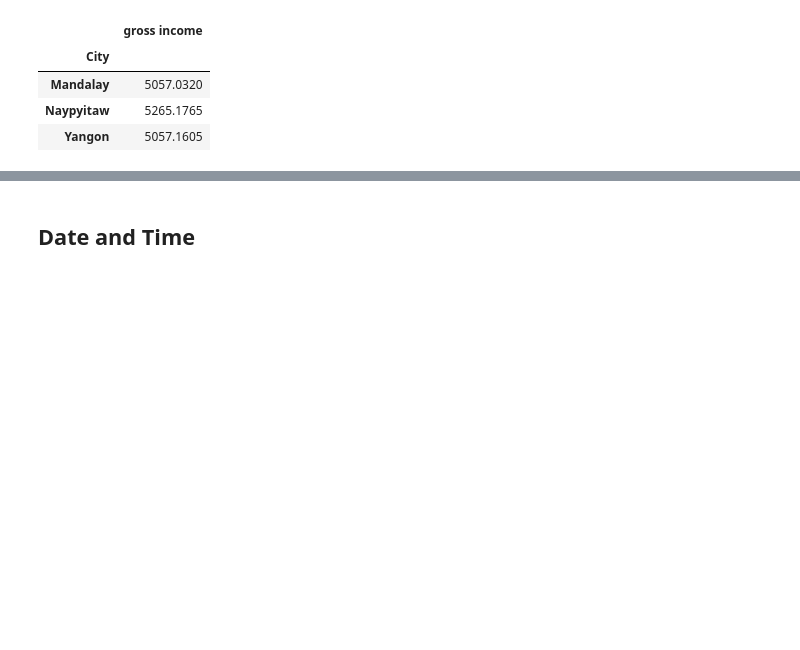
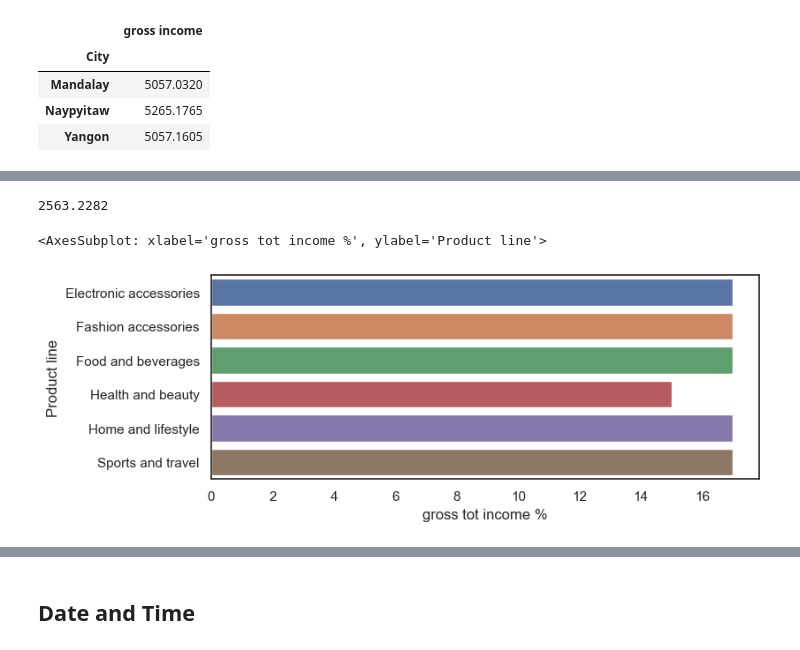
Before and after one commit to Zzzhenya/Supermarket_sales, a Jupyter notebook: Supermarket_data_exploration.ipynb, the cells around one changed output, grey strips where cells are left out. Saved outputs shown, nothing was run; the diff lists cells and outputs as text; code cells hidden in the pictures; blank space fills up the shorter version.

```diff
--- a/Supermarket_data_exploration.ipynb
+++ b/Supermarket_data_exploration.ipynb
@@ -268,0 +313,5 @@ grossincome_by_city
+# %%
+grossincome_by_productline = df.groupby("Product line")[["gross income"]].sum()
+grossincome_by_productline
+grossincome_by_productline["gross tot income %"] = (grossincome_by_productline["gross income"]/grossincome_by_productline["gross income"].sum()).round(2) * 100
+grossincome_by_productline
@@ -268,0 +327,13 @@ grossincome_by_city
+# %%
+grossincome_by_productline.reset_index(inplace= True)
+# %%
+grossincome_by_productline["gross income"].mean().round(4)
+# %% [output]
+2563.2282
+# %%
+grossincome_by_productline
+fig = plt.figure(figsize=(8, 3))
+sns.barplot(data = grossincome_by_productline, y = "Product line" , x = "gross tot income %")
+# %% [output]
+<AxesSubplot: xlabel='gross tot income %', ylabel='Product line'>
+[figure, added]
```
Also changed, not shown: parts of 17 cells of this notebook.
